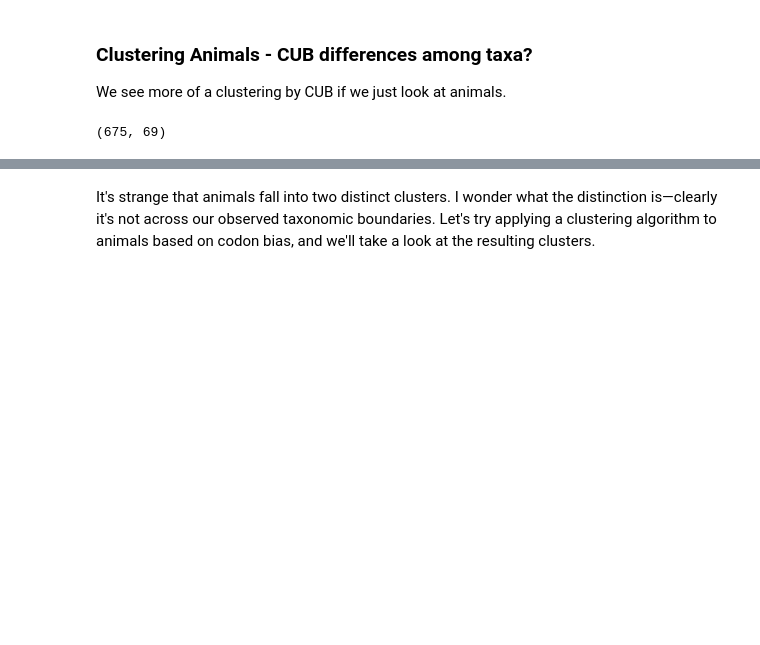
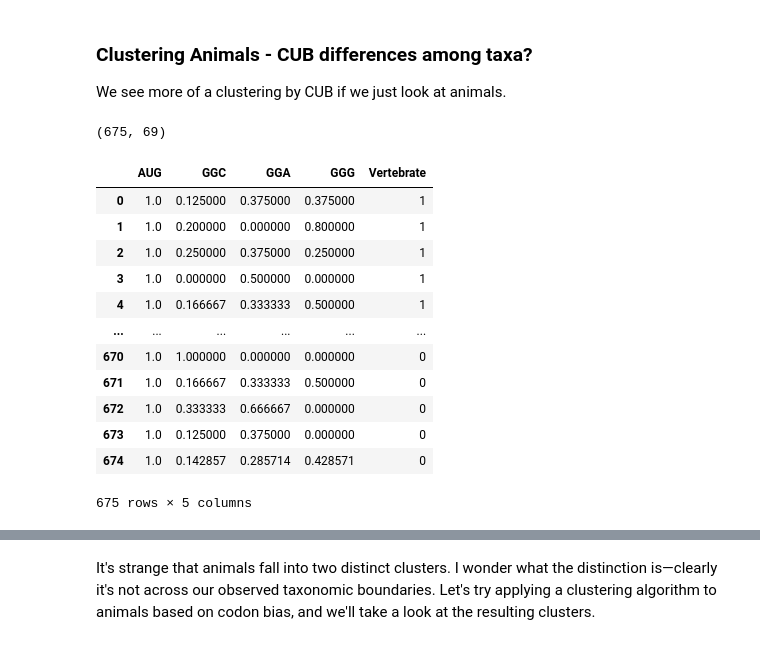
Before and after one commit to krhablutzel/codon-usage-bias, a Jupyter notebook: report.ipynb, the cells around one changed output, grey strips where cells are left out. Saved outputs shown, nothing was run; the diff lists cells and outputs as text; code cells hidden in the pictures; blank space fills up the shorter version.

```diff
--- a/report.ipynb
+++ b/report.ipynb
@@ -101,6 +93,22 @@ a_bias["Vertebrate"] = a_bias["Taxon"].apply(lambda x: 0 if (x == "invertebrate"
 a_bias.shape
 # %% [output]
 (675, 69)
+# %%
+a_bias[['AUG', 'GGC', 'GGA', 'GGG', 'Vertebrate']]
+# %% [output]
+|  | AUG | GGC | GGA | GGG | Vertebrate |
+| 0 | 1.0 | 0.125000 | 0.375000 | 0.375000 | 1 |
+| 1 | 1.0 | 0.200000 | 0.000000 | 0.800000 | 1 |
+| 2 | 1.0 | 0.250000 | 0.375000 | 0.250000 | 1 |
+| 3 | 1.0 | 0.000000 | 0.500000 | 0.000000 | 1 |
+| 4 | 1.0 | 0.166667 | 0.333333 | 0.500000 | 1 |
+| ... | ... | ... | ... | ... | ... |
+| 670 | 1.0 | 1.000000 | 0.000000 | 0.000000 | 0 |
+| 671 | 1.0 | 0.166667 | 0.333333 | 0.500000 | 0 |
+| 672 | 1.0 | 0.333333 | 0.666667 | 0.000000 | 0 |
+| 673 | 1.0 | 0.125000 | 0.375000 | 0.000000 | 0 |
+| 674 | 1.0 | 0.142857 | 0.285714 | 0.428571 | 0 |
+675 rows × 5 columns
 # %%
 a_bias.head()
 # %% [output]
```
Also changed, not shown: parts of 24 cells of this notebook, 4 other files.
